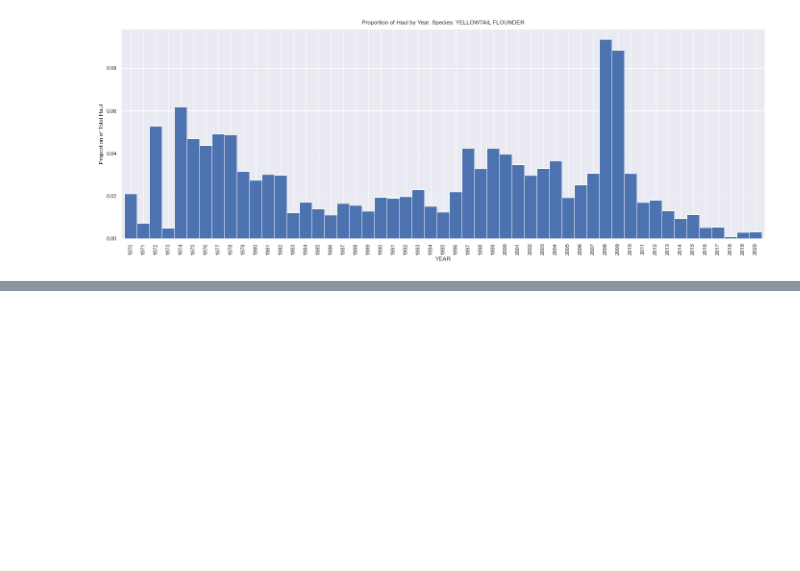
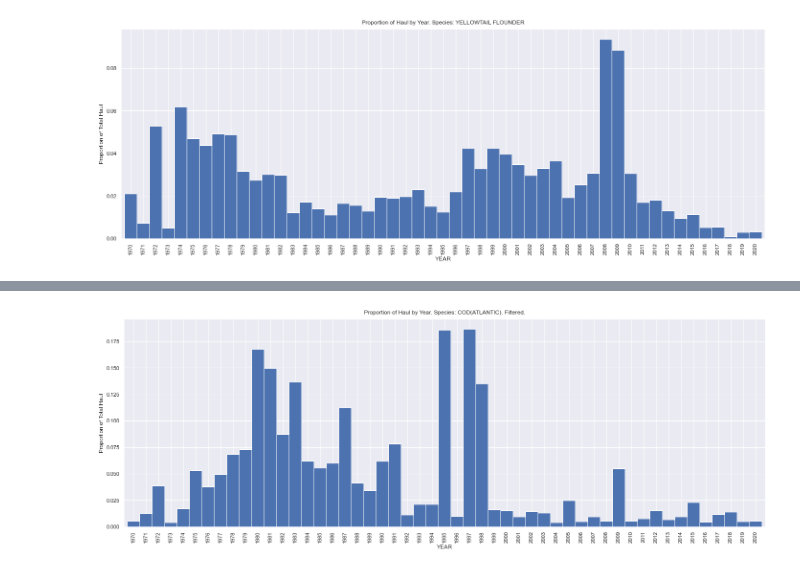
Before and after one commit to KevinCarr42/Maritimes-Research-Vessel-Surveys, a Jupyter notebook: Notebook 3. Exploratory Data Analysis.ipynb, the cells around one changed output, grey strips where cells are left out. Drawn from its saved outputs; the diff is of its cells as text; code cells hidden in the pictures; blank space fills up the shorter version.

```diff
--- a/Notebook 3. Exploratory Data Analysis.ipynb
+++ b/Notebook 3. Exploratory Data Analysis.ipynb
@@ -187,0 +273,5 @@ yearly_haul_proportion(42)
+# %%
+data_filter = (df.DEPTH > 200)
+filtered_haul(10, data_filter)
+# %% [output]
+[figure, added]
```
Also changed, not shown: parts of 6 cells of this notebook.
